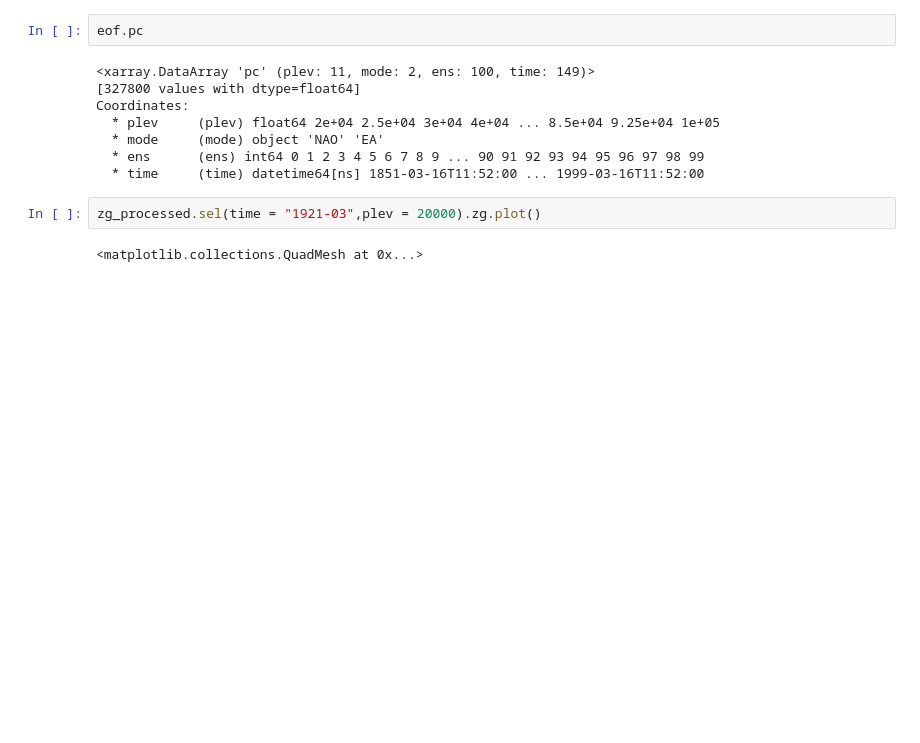
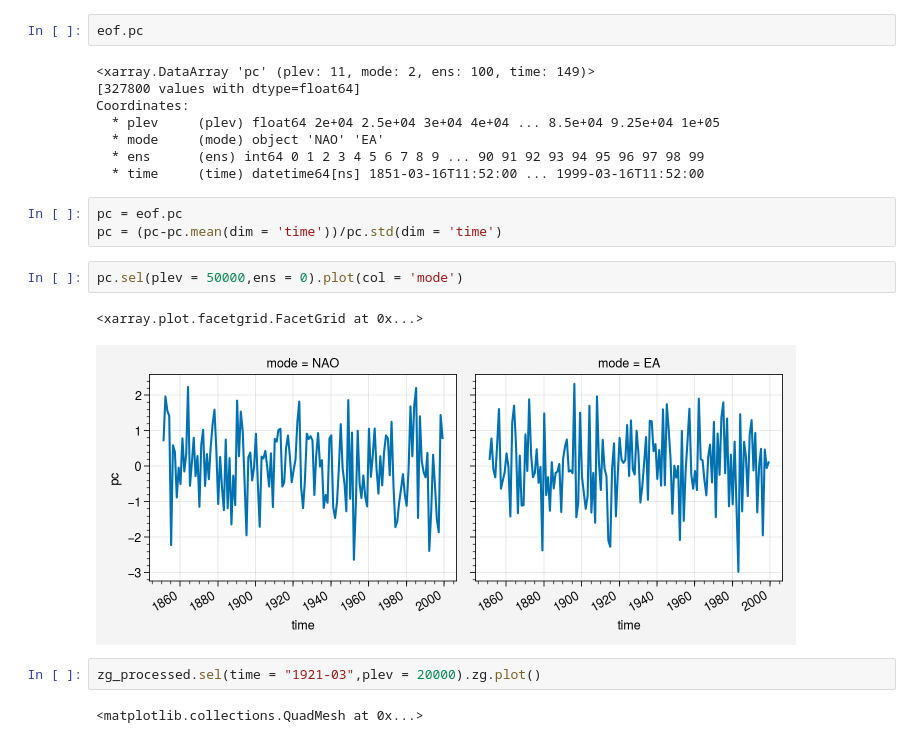
Before and after one commit to liuquan18/Tel_MMLE, a Jupyter notebook: script/3mmle/check_dataset.ipynb, the cells around one changed output. Drawn from its saved outputs; the diff is of its cells as text; blank space fills up the shorter version.

```diff
--- a/script/3mmle/check_dataset.ipynb
+++ b/script/3mmle/check_dataset.ipynb
@@ -41,6 +41,14 @@ Coordinates:
   * mode     (mode) object 'NAO' 'EA'
   * ens      (ens) int64 0 1 2 3 4 5 6 7 8 9 ... 90 91 92 93 94 95 96 97 98 99
   * time     (time) datetime64[ns] 1851-03-16T11:52:00 ... 1999-03-16T11:52:00
+# %%
+pc = eof.pc
+pc = (pc-pc.mean(dim = 'time'))/pc.std(dim = 'time')
+# %%
+pc.sel(plev = 50000,ens = 0).plot(col = 'mode')
+# %% [output]
+<xarray.plot.facetgrid.FacetGrid at 0x...>
+[figure, added]
 # %%
 zg_processed.sel(time = "1921-03",plev = 20000).zg.plot()
 # %% [output]
```
Also changed, not shown: 1 other file.
